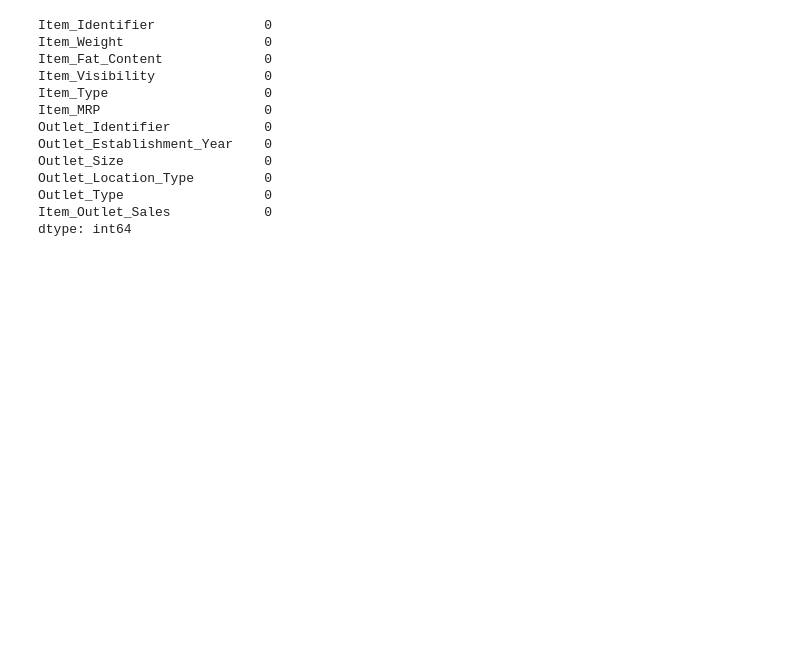
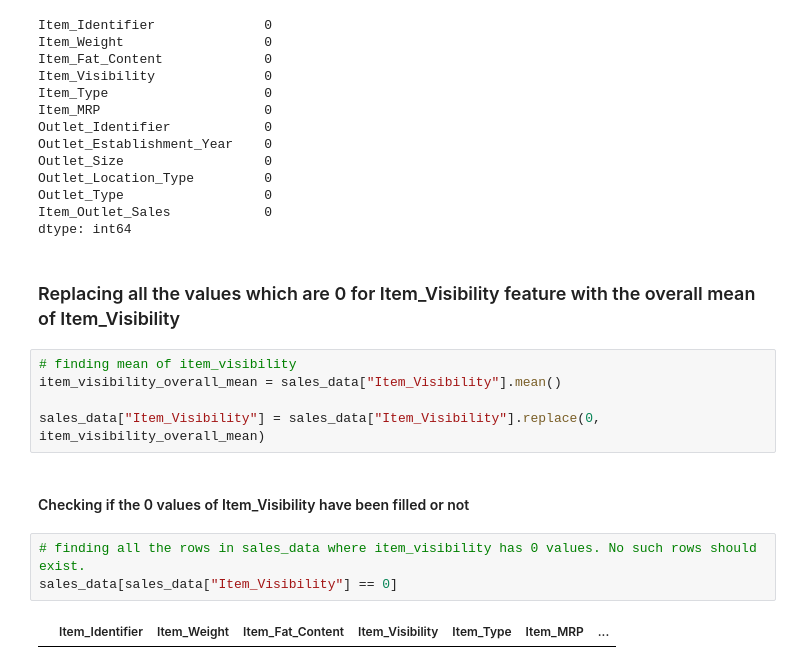
Before and after one commit to amisha26/Hands-on-Machine-Learning, a Jupyter notebook: sales_forecasting_project/sales_forecast.ipynb, the cells around one changed output. Drawn from its saved outputs; the diff is of its cells as text; blank space fills up the shorter version.

```diff
--- a/sales_forecasting_project/sales_forecast.ipynb
+++ b/sales_forecasting_project/sales_forecast.ipynb
@@ -327,3 +328,17 @@ Outlet_Location_Type         0
 Outlet_Type                  0
 Item_Outlet_Sales            0
 dtype: int64
+# %% [markdown]
+### Replacing all the values which are 0 for Item_Visibility feature with the overall mean of Item_Visibility
+# %%
+# finding mean of item_visibility
+item_visibility_overall_mean = sales_data["Item_Visibility"].mean()
+
+sales_data["Item_Visibility"] = sales_data["Item_Visibility"].replace(0, item_visibility_overall_mean)
+# %% [markdown]
+#### Checking if the 0 values of Item_Visibility have been filled or not
+# %%
+# finding all the rows in sales_data where item_visibility has 0 values. No such rows should exist.
+sales_data[sales_data["Item_Visibility"] == 0]
+# %% [output]
+|  | Item_Identifier | Item_Weight | Item_Fat_Content | Item_Visibility | Item_Type | Item_MRP | ... |
```
Also changed, not shown: parts of 24 cells of this notebook.
